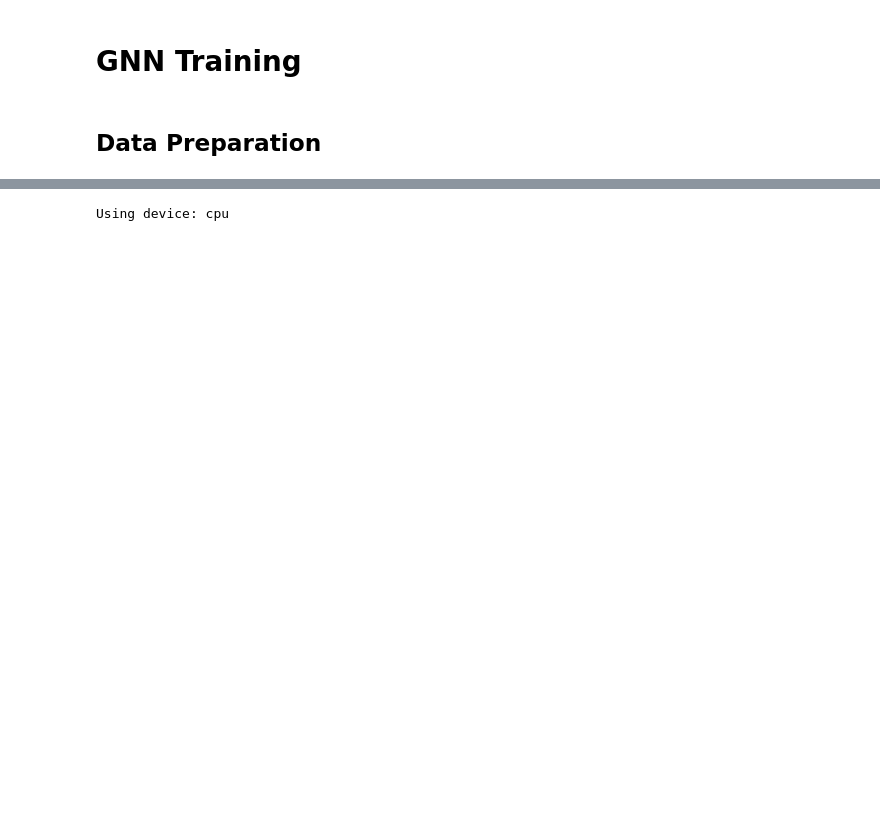
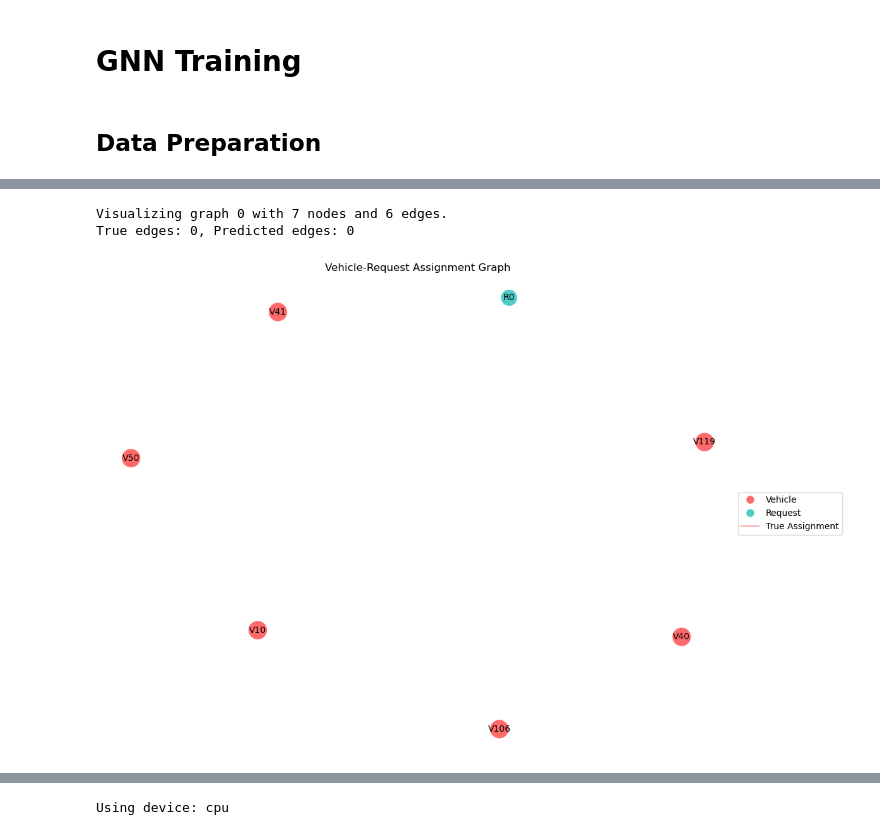
Before and after one commit to TUM-VT/FleetPy, a Jupyter notebook: notebooks/GNN_training.ipynb, the cells around one changed output, grey strips where cells are left out. Saved outputs shown, nothing was run; the diff lists cells and outputs as text; code cells hidden in the pictures; blank space fills up the shorter version.

```diff
--- a/notebooks/GNN_training.ipynb
+++ b/notebooks/GNN_training.ipynb
@@ -20,39 +28,21 @@ torch.serialization.add_safe_globals([BaseStorage])
 # %%
 # Scenarios
 case_study = 'manhattan_case_study'
-# case_study = 'GNN_study'
 results_dir = os.path.join('..', 'studies', case_study, 'results')
 scenario_names = [
-    # 'test_small_1',
-    # 'test_small_1',
-    # 'test_small_1',
     'test_manhattan_scenario_1',
-    # 'test_manhattan_scenario_1',
-    # 'test_manhattan_scenario_1',
-    'test_manhattan_scenario_2',
-    'test_manhattan_scenario_3',
-    # # 'test_manhattan_scenario_4',
-    # # 'test_manhattan_scenario_5',
-    # # 'test_manhattan_scenario_6',
-    # # 'test_manhattan_scenario_7',
-    # # 'test_manhattan_scenario_8',
-    # # 'test_manhattan_scenario_9',
-    # # 'test_manhattan_scenario_10',
-    # # 'test_manhattan_scenario_11',
-    # # 'test_manhattan_scenario_12',
+    'test_manhattan_scenario_1',
+    'test_manhattan_scenario_1',
 ]
 
 scenarios = [os.path.join(results_dir, sc) for sc in scenario_names]
 
-# Create config
+# Create config with shorter simulation duration for testing
 config = DataProcessingConfig(
-    # sim_duration=1800,
+    sim_duration=3600,  # 1 hour instead of 24 hours
+    test_mode=False,   # Process all available data
 )
 
 # Set to True only when data needs to be reprocessed
-overwrite = False
-# Set to True to balance edges in the graph
-balance_edges = False
-edge_balance_ratio = 1.0  # Ratio of positive to negative edges
-
+overwrite = True
 pos_weight = 1.0
@@ -62,9 +54,10 @@ def load_data_safely():
     gc.collect()  # Clean up memory before loading
     torch.cuda.empty_cache()  # Clear GPU cache if available
 
-    loader = DataLoader(scenarios, config, overwrite=overwrite, balance_edges=balance_edges, edge_balance_ratio=edge_balance_ratio)
+    loader = GNNDataLoader(scenarios, config, overwrite=overwrite, balance_edges=balance_edges, edge_balance_ratio=edge_balance_ratio)
+
+    print("Processing data...")
     data, *masks = loader.load_data()
-
     # Validate loaded data
     if not data or len(data) == 0:
         raise ValueError("No data was loaded")
@@ -79,3 +165,16 @@ Timestep split: Train=1439, Val=1440, Test=1440 timesteps
+# %%
+import numpy as np
+
+graph_idx = 250  # Index of the graph to visualize
+edge_index = data[graph_idx][('vehicle', 'connects', 'request')].edge_index
+subset_vehicles = edge_index[0].unique().tolist()  # Unique vehicle indices with at least one edge
+# subset_vehicles = [56, 74, 96, 168]
+subset_requests = list(range(data[graph_idx]['request'].x.size(0)))
+visualize_graph(data, 0, None, None, subset_nodes={'vehicle': subset_vehicles, 'request': subset_requests})
+# %% [output]
+Visualizing graph 0 with 7 nodes and 6 edges.
+True edges: 0, Predicted edges: 0
+[figure, added]
 # %%
 # Validate loaded data
 if data is not None:
```
Also changed, not shown: parts of 35 cells of this notebook, 15 other files.
